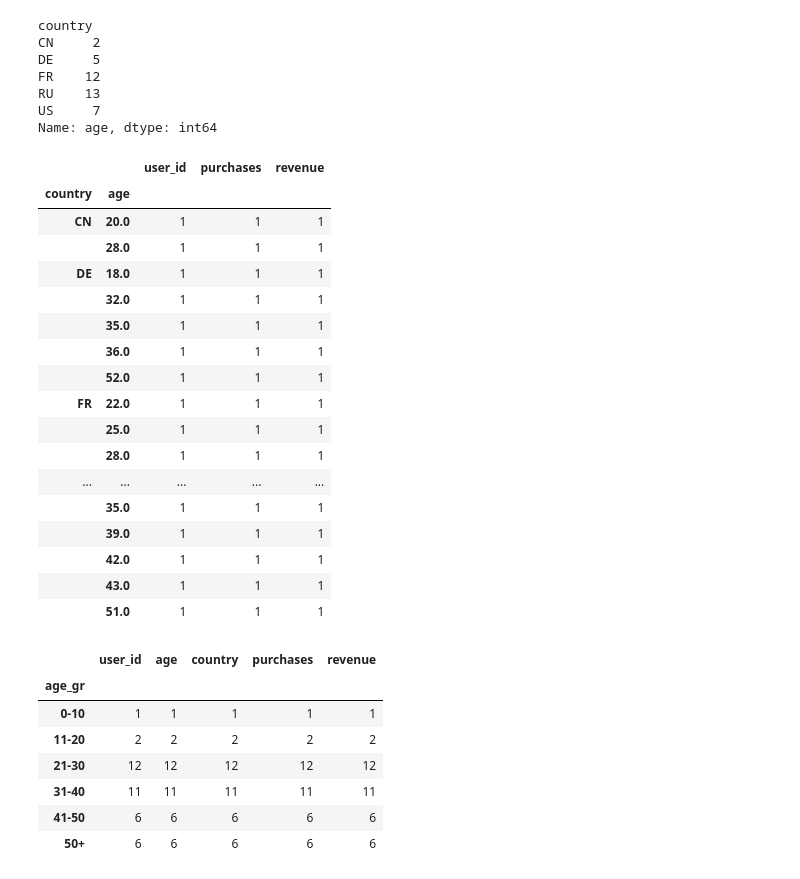
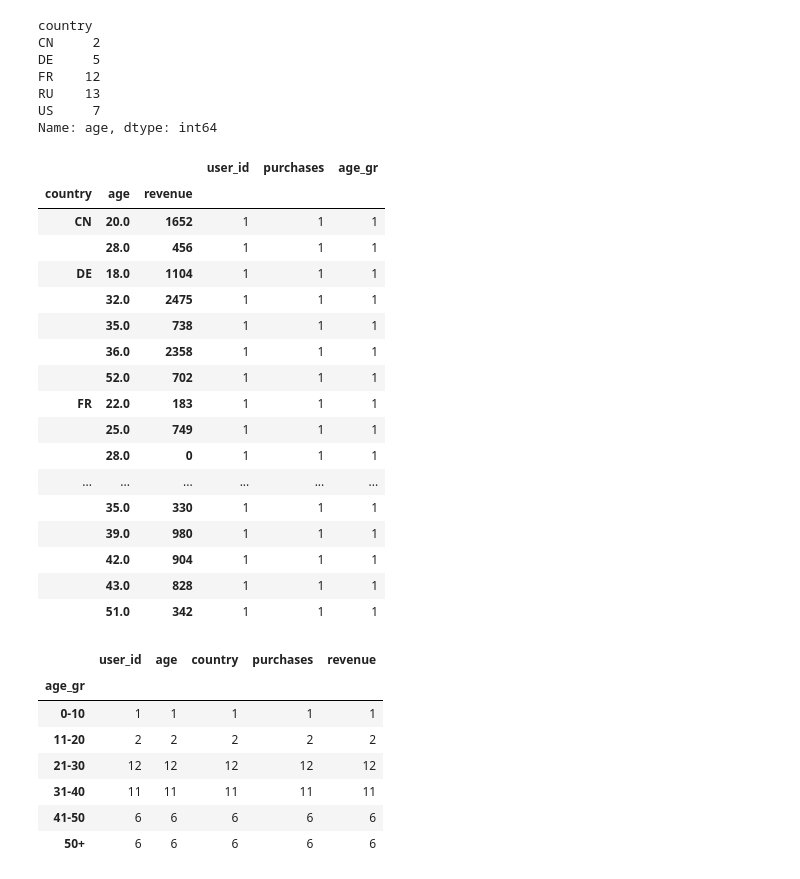
Before and after one commit to 12hennesy17/MLtask, a Jupyter notebook: homeworks/HW02/HW02.ipynb, the cells around one changed output. Saved outputs shown, nothing was run; the diff lists cells and outputs as text; code cells hidden in the pictures.

```diff
--- a/homeworks/HW02/HW02.ipynb
+++ b/homeworks/HW02/HW02.ipynb
@@ -583,27 +583,27 @@ RU    13
 US     7
 Name: age, dtype: int64
 # %%
-mean_purchases_country = data_set.groupby(["country","age"])
-mean_purchases_country.count()
+group_cols = data_set.groupby(["country","age", "revenue"]) #группировка по нескольким столбцам
+group_cols.count()
 # %% [output]
-|  |  | user_id | purchases | revenue |
-| country | age |  |  |  |
-| CN | 20.0 | 1 | 1 | 1 |
-|  | 28.0 | 1 | 1 | 1 |
-| DE | 18.0 | 1 | 1 | 1 |
-|  | 32.0 | 1 | 1 | 1 |
-|  | 35.0 | 1 | 1 | 1 |
-|  | 36.0 | 1 | 1 | 1 |
-|  | 52.0 | 1 | 1 | 1 |
-| FR | 22.0 | 1 | 1 | 1 |
-|  | 25.0 | 1 | 1 | 1 |
-|  | 28.0 | 1 | 1 | 1 |
-| ... | ... | ... | ... | ... |
-|  | 35.0 | 1 | 1 | 1 |
-|  | 39.0 | 1 | 1 | 1 |
-|  | 42.0 | 1 | 1 | 1 |
-|  | 43.0 | 1 | 1 | 1 |
-|  | 51.0 | 1 | 1 | 1 |
+|  |  |  | user_id | purchases | age_gr |
+| country | age | revenue |  |  |  |
+| CN | 20.0 | 1652 | 1 | 1 | 1 |
+|  | 28.0 | 456 | 1 | 1 | 1 |
+| DE | 18.0 | 1104 | 1 | 1 | 1 |
+|  | 32.0 | 2475 | 1 | 1 | 1 |
+|  | 35.0 | 738 | 1 | 1 | 1 |
+|  | 36.0 | 2358 | 1 | 1 | 1 |
+|  | 52.0 | 702 | 1 | 1 | 1 |
+| FR | 22.0 | 183 | 1 | 1 | 1 |
+|  | 25.0 | 749 | 1 | 1 | 1 |
+|  | 28.0 | 0 | 1 | 1 | 1 |
+| ... | ... | ... | ... | ... | ... |
+|  | 35.0 | 330 | 1 | 1 | 1 |
+|  | 39.0 | 980 | 1 | 1 | 1 |
+|  | 42.0 | 904 | 1 | 1 | 1 |
+|  | 43.0 | 828 | 1 | 1 | 1 |
+|  | 51.0 | 342 | 1 | 1 | 1 |
 # %%
 data_set["age_gr"] = pd.cut(data_set["age"], bins = [0,10,20,30,40,50,100], labels=['0-10', '11-20','21-30','31-40','41-50','50+'])
 data_set.groupby("age_gr", observed=True).count() #группировка, по возрасту
```
